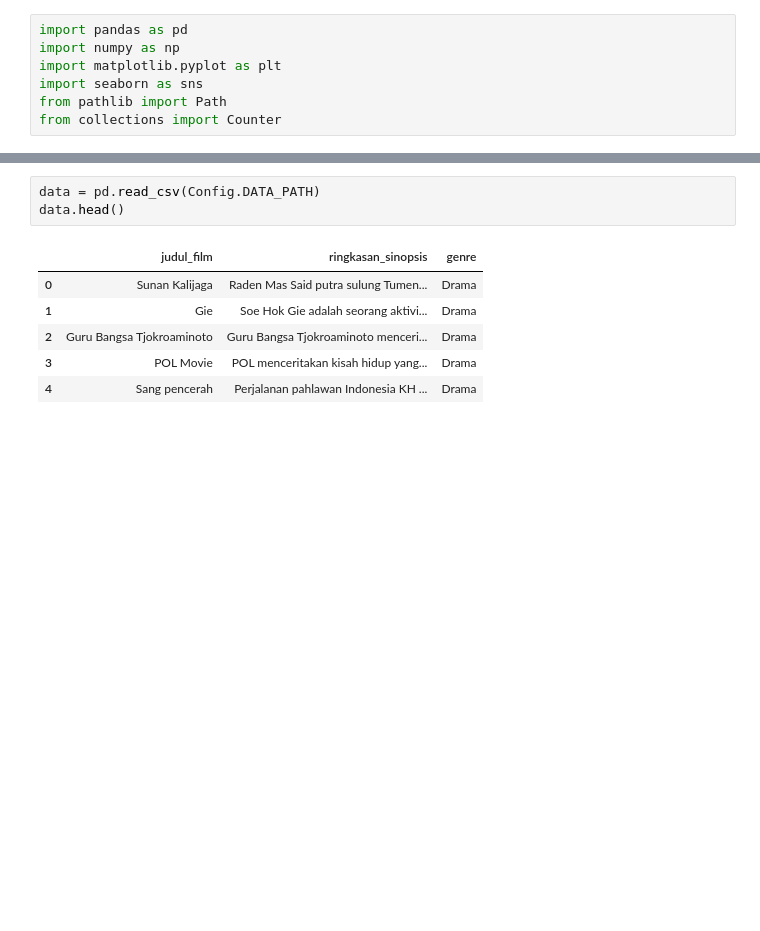
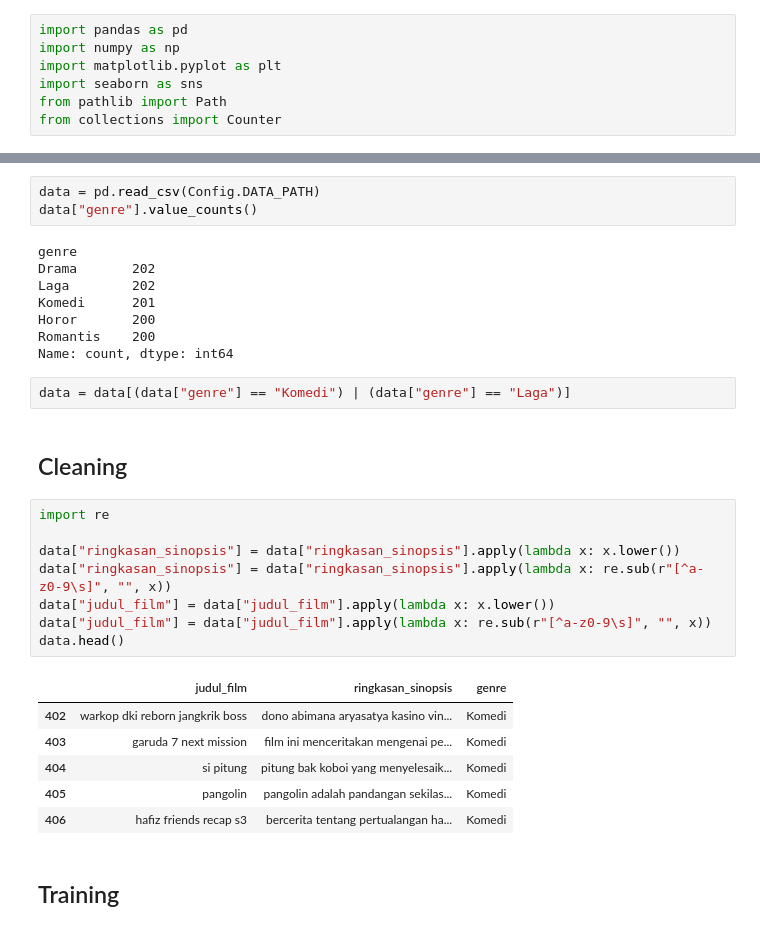
Before and after one commit to SulthanAbiyyu/proyek-akhir-ppm, a Jupyter notebook: proyek_akhir.ipynb, the cells around one changed output, grey strips where cells are left out. Drawn from its saved outputs; the diff is of its cells as text; blank space fills up the shorter version.

```diff
--- a/proyek_akhir.ipynb
+++ b/proyek_akhir.ipynb
@@ -161,13 +192,35 @@ class Tfidfvectorizer:
 # %%
 data = pd.read_csv(Config.DATA_PATH)
-data.head()
+data["genre"].value_counts()
 # %% [output]
-|  | judul_film | ringkasan_sinopsis | genre |
-| 0 | Sunan Kalijaga | Raden Mas Said putra sulung Tumen... | Drama |
-| 1 | Gie | Soe Hok Gie adalah seorang aktivi... | Drama |
-| 2 | Guru Bangsa Tjokroaminoto | Guru Bangsa Tjokroaminoto menceri... | Drama |
-| 3 | POL Movie | POL menceritakan kisah hidup yang... | Drama |
-| 4 | Sang pencerah | Perjalanan pahlawan Indonesia KH ... | Drama |
+genre
+Drama       202
+Laga        202
+Komedi      201
+Horor       200
+Romantis    200
+Name: count, dtype: int64
+# %%
+data = data[(data["genre"] == "Komedi") | (data["genre"] == "Laga")]
+# %% [markdown]
+## Cleaning
+# %%
+import re
+
+data["ringkasan_sinopsis"] = data["ringkasan_sinopsis"].apply(lambda x: x.lower())
+data["ringkasan_sinopsis"] = data["ringkasan_sinopsis"].apply(lambda x: re.sub(r"[^a-z0-9\s]", "", x))
+data["judul_film"] = data["judul_film"].apply(lambda x: x.lower())
+data["judul_film"] = data["judul_film"].apply(lambda x: re.sub(r"[^a-z0-9\s]", "", x))
+data.head()
+# %% [output]
+|  | judul_film | ringkasan_sinopsis | genre |
+| 402 | warkop dki reborn jangkrik boss | dono abimana aryasatya kasino vin... | Komedi |
+| 403 | garuda 7 next mission | film ini menceritakan mengenai pe... | Komedi |
+| 404 | si pitung | pitung bak koboi yang menyelesaik... | Komedi |
+| 405 | pangolin | pangolin adalah pandangan sekilas... | Komedi |
+| 406 | hafiz friends recap s3 | bercerita tentang pertualangan ha... | Komedi |
+# %% [markdown]
+## Training
 # %%
 kf = KFold(n_splits=5)
 
```
Also changed, not shown: parts of 11 cells of this notebook, 2 other files.
